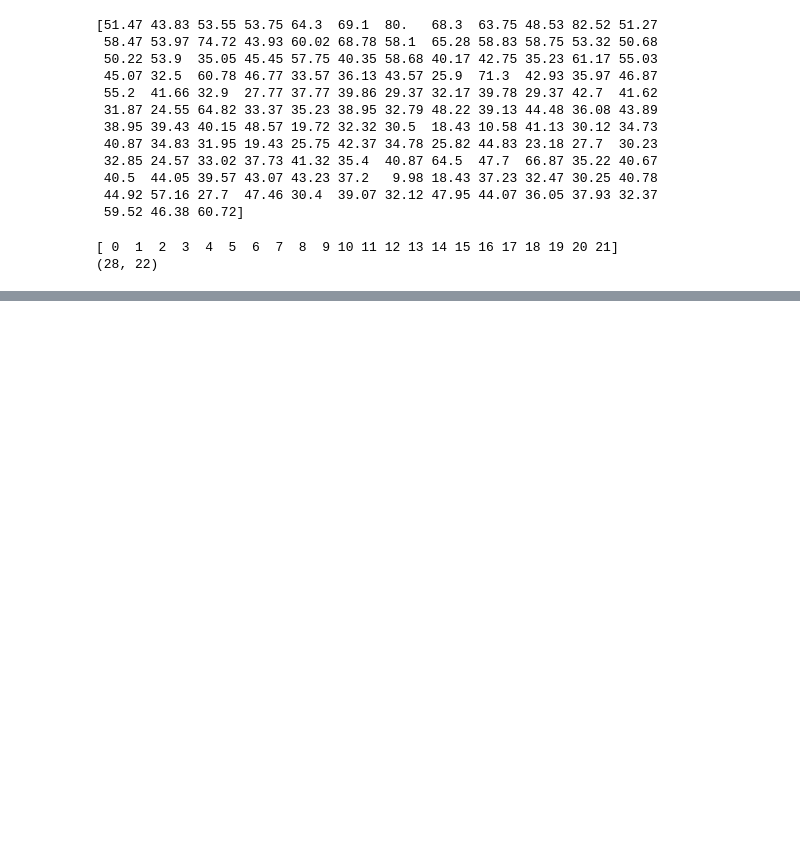
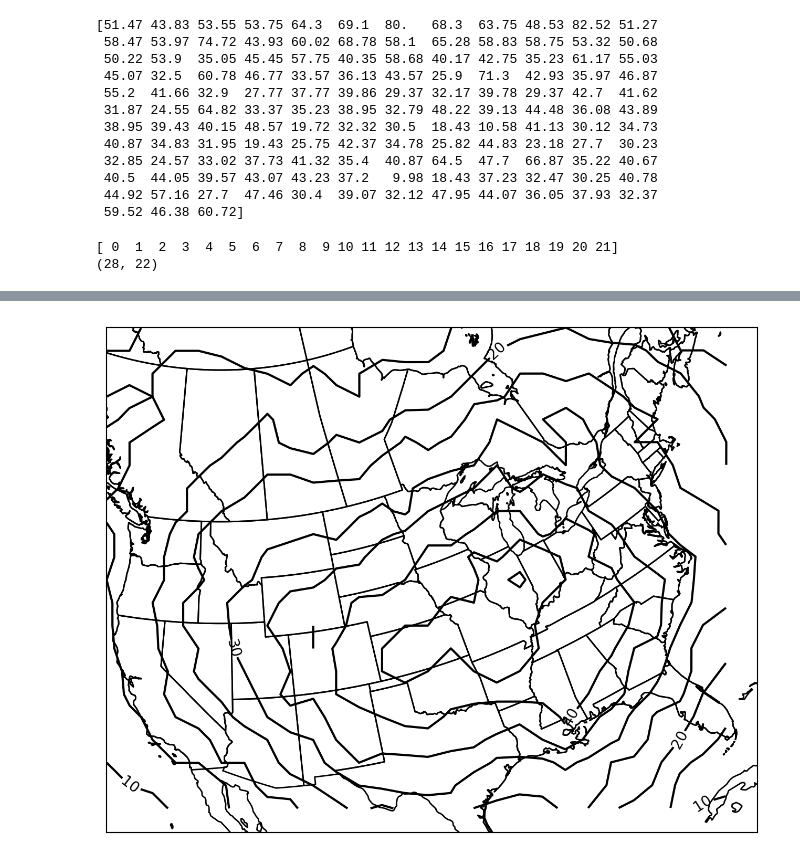
Before and after one commit to atcolehood/ATSC528, a Jupyter notebook: 01-Function_Fitting/function_fitting.ipynb, the cells around one changed output, grey strips where cells are left out. Drawn from its saved outputs; the diff is of its cells as text; code cells hidden in the pictures; blank space fills up the shorter version.

```diff
--- a/01-Function_Fitting/function_fitting.ipynb
+++ b/01-Function_Fitting/function_fitting.ipynb
@@ -77,7 +77,8 @@ denom = rho*(1+(np.cos(psi0)))
 psi = (np.pi/2) - (2*(np.arctan(numer/denom))) #x-cord, y-cord to latitude?
 psi = np.degrees(psi)
 
-lamda = np.degrees(np.arctan(y_g/x_g))+lambda0 #x-cord, y-cord to longitude?
+lamda = (np.degrees(np.arctan(y_g_m/x_g_m)))+lambda0 #x-cord, y-cord to longitude?
+print(lamda)
 
 print(psi,lamda)
 plt.imshow(lamda)
@@ -135,16 +249,18 @@ plt.show()
 # %%
 ### Plot number of observations available to polynomial fitting scheme for each grid point ###
 proj = ccrs.Stereographic(central_longitude=-115,central_latitude=90,true_scale_latitude=60)
 fig = plt.figure(figsize=(8,8),dpi=200)
 ax1 = fig.add_subplot(111,projection=proj)
 ax1.add_feature(cfeature.STATES)
 ax1.add_feature(cfeature.COASTLINE)
 
 #plot number of observations (MAY NEED TO CHANGE VARIABLE NAMES/INDICES)#
-cs1 = ax1.contour(LON,LAT,N_OBS[:,:,0],colors='k',levels=np.arange(0,200,5),transform=ccrs.PlateCarree())
+cs1 = ax1.contour(lamda,psi,within_roi10,colors='k',levels=np.arange(0,200,5),transform=ccrs.PlateCarree())
 plt.clabel(cs1,levels=np.arange(0,200,10))
 
 plt.show()
+# %% [output]
+[figure, added]
 # %%
 ### Store the analyses in text files ###
 # %%
```
Also changed, not shown: parts of 2 cells of this notebook.
